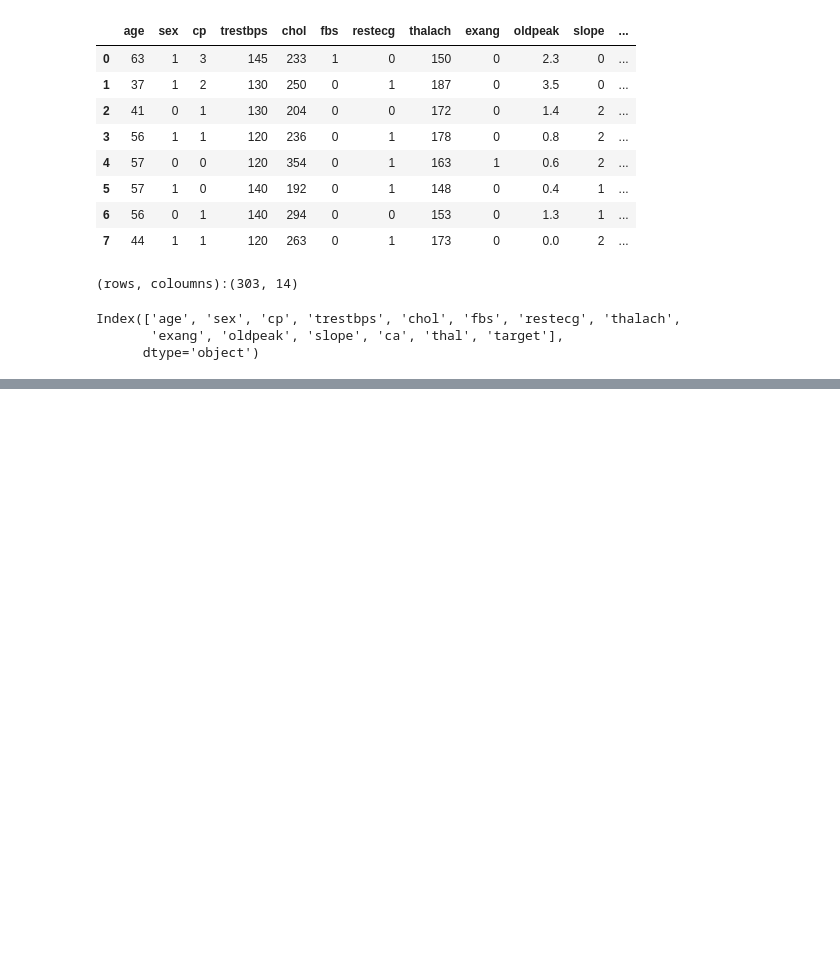
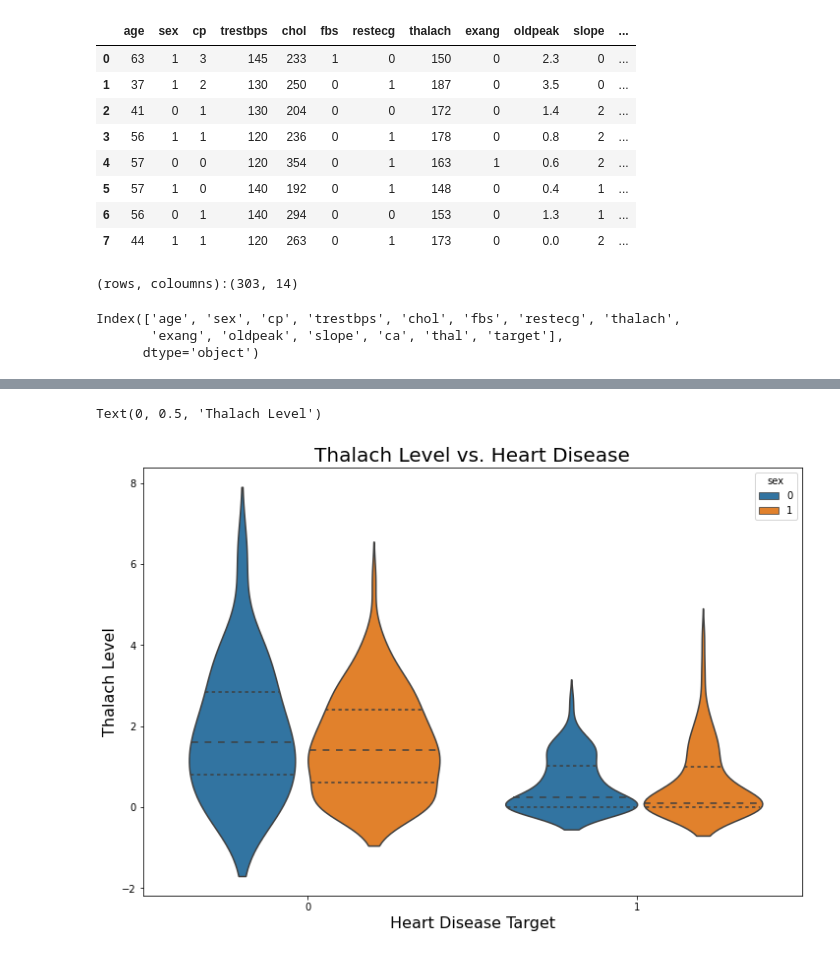
Before and after one commit to RamgopalYalla/Predicting-Heart-Disease-with-Classification-Machine-Learning-Algorithms, a Jupyter notebook: project1.ipynb, the cells around one changed output, grey strips where cells are left out. Cells and saved outputs as stored; diff of their text form; code cells hidden in the pictures; blank space fills up the shorter version.

```diff
--- a/project1.ipynb
+++ b/project1.ipynb
@@ -50,0 +114,9 @@ dtype: int64
+# %%
+plt.figure(figsize=(12,8))
+sns.violinplot(x= 'target', y= 'oldpeak',hue="sex", inner='quartile',data= data )
+plt.title("Thalach Level vs. Heart Disease",fontsize=20)
+plt.xlabel("Heart Disease Target", fontsize=16)
+plt.ylabel("Thalach Level", fontsize=16)
+# %% [output]
+Text(0, 0.5, 'Thalach Level')
+[figure, added]
```
Also changed, not shown: parts of 8 cells of this notebook.
